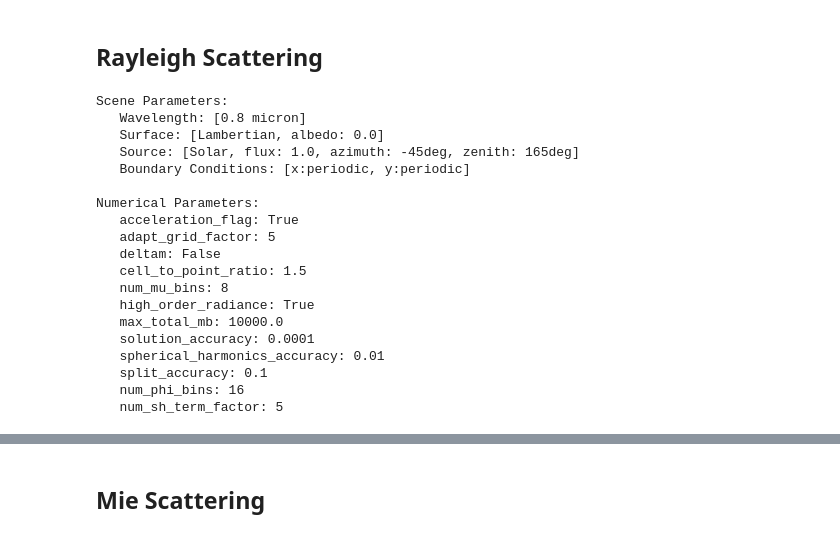
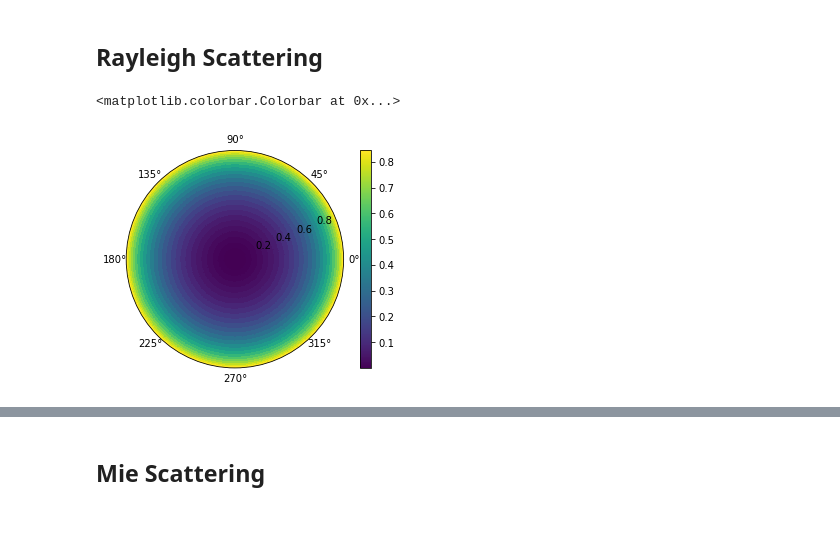
Before and after one commit to CloudTomography/AT3D, a Jupyter notebook: notebooks/Forward Rendering Polarized.ipynb, the cells around one changed output, grey strips where cells are left out. Drawn from its saved outputs; the diff is of its cells as text; code cells hidden in the pictures.

```diff
--- a/notebooks/Forward Rendering Polarized.ipynb
+++ b/notebooks/Forward Rendering Polarized.ipynb
@@ -40,8 +40,14 @@ phase_a = shdom.GridPhaseMatrix(grid, phase_data)
 air = shdom.Medium()
 air.set_optical_properties(extinction_a, albedo_a, phase_a)
 # %%
+"""
+Define the numerical and scene parameters.
+
+Solve the Polarized Radiative Transfer for the domain
+using SHDOM: SOLVE_RTE procedure (src/polarized/shdomsub1.f)
+"""
 numerical_params = shdom.NumericalParameters(deltam=False)
-source = shdom.SolarSource(azimuth=-45, zenith=165)
+source = shdom.SolarSource(azimuth=0, zenith=180)
 scene_params = shdom.SceneParameters(
     wavelength=0.8,
     source=source,
@@ -54,24 +60,4 @@ rte_solver = shdom.RteSolverPolarized(num_stokes=3,
                                       numerical_params=numerical_params)
 rte_solver.init_medium(air)
 
-print(rte_solver.info)
+rte_solver.solve(maxiter=100)
-# %% [output]
-Scene Parameters:
-   Wavelength: [0.8 micron]
-   Surface: [Lambertian, albedo: 0.0]
-   Source: [Solar, flux: 1.0, azimuth: -45deg, zenith: 165deg]
-   Boundary Conditions: [x:periodic, y:periodic]
-
-Numerical Parameters:
-   acceleration_flag: True
-   adapt_grid_factor: 5
-   deltam: False
-   cell_to_point_ratio: 1.5
-   num_mu_bins: 8
-   high_order_radiance: True
-   max_total_mb: 10000.0
-   solution_accuracy: 0.0001
-   spherical_harmonics_accuracy: 0.01
-   split_accuracy: 0.1
-   num_phi_bins: 16
-   num_sh_term_factor: 5
@@ -83,10 +64,21 @@ rte_solver.solve(maxiter=100)
 # %%
 """
-Measure the reflected stokes vector along the solar principle plane.
-Plot the reflectance I and Q components (Fig. 3 of  https://arxiv.org/pdf/1901.01813.pdf)
+Measure the reflected stokes vector at a single location over a hemisphere of directions.
+Polar plot the Degree of Linear Polarization (DoLP)
 """
 camera = shdom.Camera(
     sensor=shdom.PolarizationSensor(),
-    projection=shdom.ReflectanceProjection(x=0.5, y=0.5, z=1.0, resolution=3)
+    projection=shdom.HemisphericProjection(x=0.5, y=0.5, z=1.0, resolution=3)
 )
 dolp = camera.render(rte_solver)[1]
+
+azimuth = camera.projection.phi.reshape(camera.projection.resolution, order='F')
+radius = np.sqrt(1-camera.projection.mu**2).reshape(camera.projection.resolution, order='F')
+
+%matplotlib inline
+plt.subplot(projection='polar')
+plt.pcolormesh(azimuth, radius, dolp)
+plt.colorbar()
+# %% [output]
+<matplotlib.colorbar.Colorbar at 0x...>
+[figure, added]
```
Also changed, not shown: parts of 15 cells of this notebook, 4 other files.
